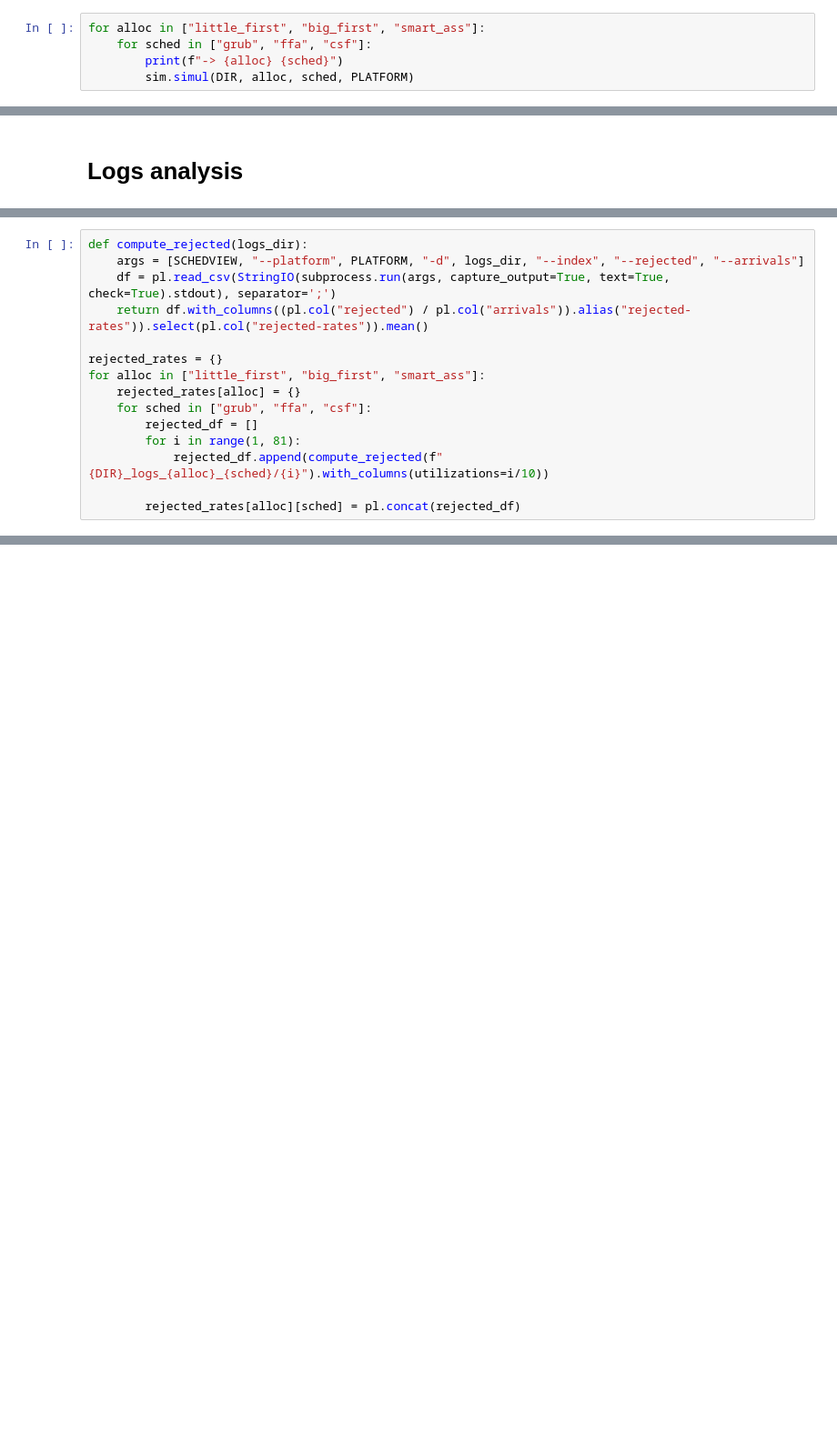
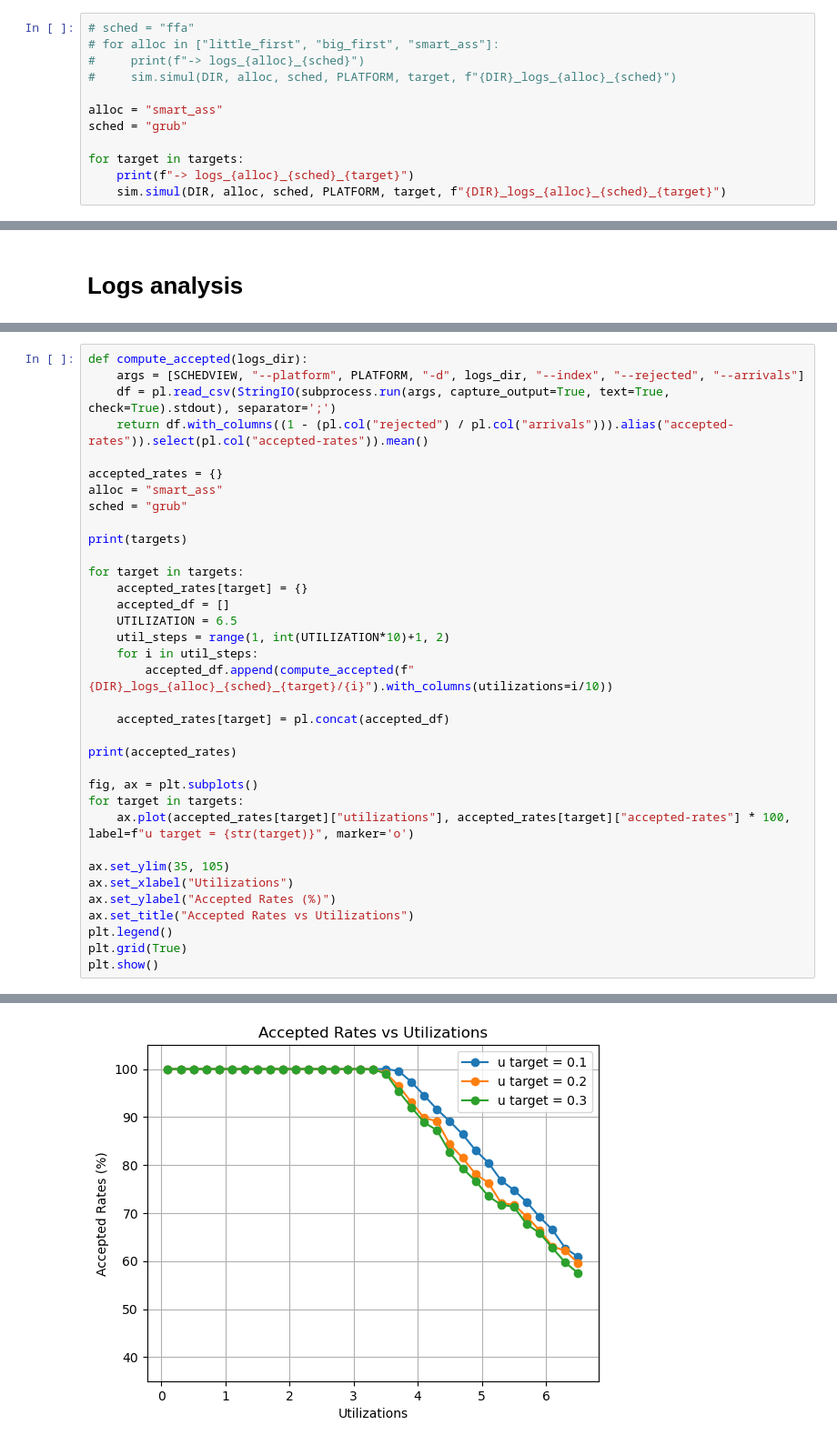
Before and after one commit to fillien/schedsim, a Jupyter notebook: test-allocators.ipynb, the cells around one changed output, grey strips where cells are left out. Shown: that part at 91% size. Cells and saved outputs as stored; diff of their text form; blank space fills up the shorter version.

```diff
--- a/test-allocators.ipynb
+++ b/test-allocators.ipynb
@@ -43,8 +67,15 @@ for i in range(1, 81):
 # %% [markdown]
 # Simulate the tasksets
 # %%
-for alloc in ["little_first", "big_first", "smart_ass"]:
-    for sched in ["grub", "ffa", "csf"]:
-        print(f"-> {alloc} {sched}")
-        sim.simul(DIR, alloc, sched, PLATFORM)
+# sched = "ffa"
+# for alloc in ["little_first", "big_first", "smart_ass"]:
+#     print(f"-> logs_{alloc}_{sched}")
+#     sim.simul(DIR, alloc, sched, PLATFORM, target, f"{DIR}_logs_{alloc}_{sched}")
+
+alloc = "smart_ass"
+sched = "grub"
+
+for target in targets:
+    print(f"-> logs_{alloc}_{sched}_{target}")
+    sim.simul(DIR, alloc, sched, PLATFORM, target, f"{DIR}_logs_{alloc}_{sched}_{target}")
 # %% [output]
@@ -215,15 +282,36 @@ plt.show()
 # %%
-def compute_rejected(logs_dir):
+def compute_accepted(logs_dir):
     args = [SCHEDVIEW, "--platform", PLATFORM, "-d", logs_dir, "--index", "--rejected", "--arrivals"]
     df = pl.read_csv(StringIO(subprocess.run(args, capture_output=True, text=True, check=True).stdout), separator=';')
-    return df.with_columns((pl.col("rejected") / pl.col("arrivals")).alias("rejected-rates")).select(pl.col("rejected-rates")).mean()
+    return df.with_columns((1 - (pl.col("rejected") / pl.col("arrivals"))).alias("accepted-rates")).select(pl.col("accepted-rates")).mean()
 
-rejected_rates = {}
-for alloc in ["little_first", "big_first", "smart_ass"]:
-    rejected_rates[alloc] = {}
-    for sched in ["grub", "ffa", "csf"]:
-        rejected_df = []
-        for i in range(1, 81):
-            rejected_df.append(compute_rejected(f"{DIR}_logs_{alloc}_{sched}/{i}").with_columns(utilizations=i/10))
+accepted_rates = {}
+alloc = "smart_ass"
+sched = "grub"
 
-        rejected_rates[alloc][sched] = pl.concat(rejected_df)
+print(targets)
+
+for target in targets:
+    accepted_rates[target] = {}
+    accepted_df = []
+    UTILIZATION = 6.5
+    util_steps = range(1, int(UTILIZATION*10)+1, 2)
+    for i in util_steps:
+        accepted_df.append(compute_accepted(f"{DIR}_logs_{alloc}_{sched}_{target}/{i}").with_columns(utilizations=i/10))
+
+    accepted_rates[target] = pl.concat(accepted_df)
+
+print(accepted_rates)
+
+fig, ax = plt.subplots()
+for target in targets:
+    ax.plot(accepted_rates[target]["utilizations"], accepted_rates[target]["accepted-rates"] * 100, label=f"u target = {str(target)}", marker='o')
+
+ax.set_ylim(35, 105)
+ax.set_xlabel("Utilizations")
+ax.set_ylabel("Accepted Rates (%)")
+ax.set_title("Accepted Rates vs Utilizations")
+plt.legend()
+plt.grid(True)
+plt.show()
+# %% [output]
@@ -229,0 +335 @@ for alloc in ["little_first", "big_first", "smart_ass"]:
+[figure, added]
```
Also changed, not shown: parts of 13 cells of this notebook, 4 other files.
